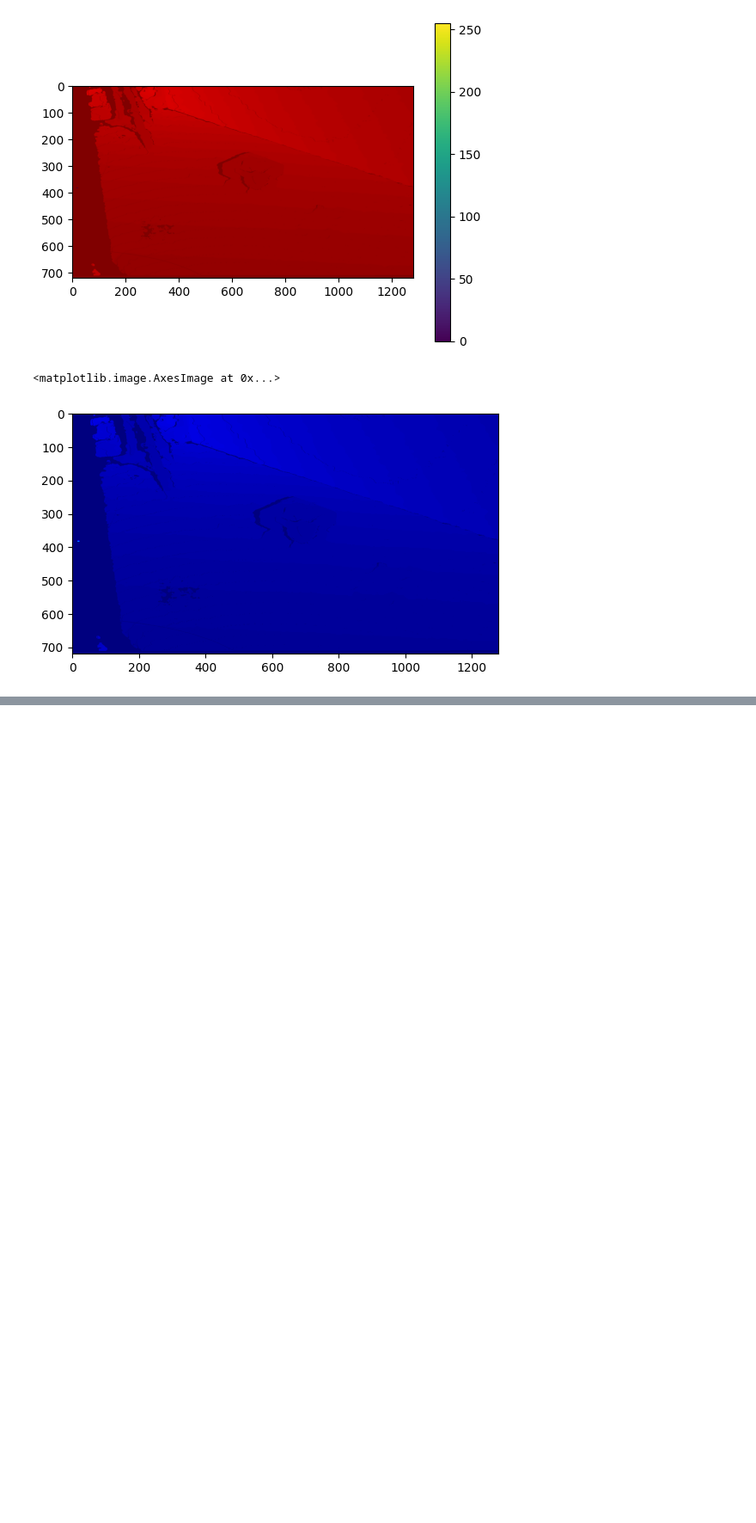
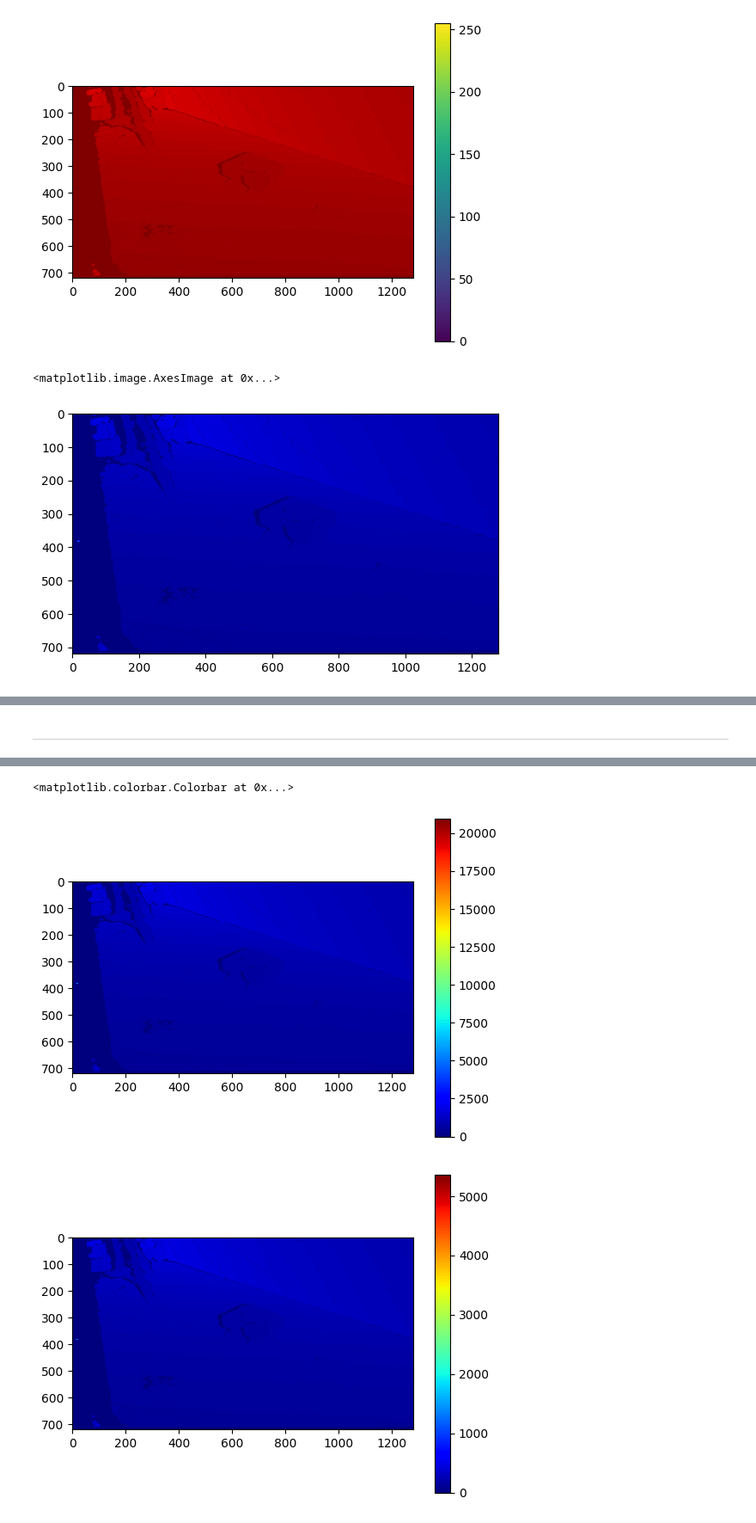
Before and after one commit to Mattia-Nardon/ip_basic, a Jupyter notebook: test.ipynb, the cells around one changed output, grey strips where cells are left out. Shown: that part at 86% size. Saved outputs shown, nothing was run; the diff lists cells and outputs as text; code cells hidden in the pictures; blank space fills up the shorter version.

```diff
--- a/test.ipynb
+++ b/test.ipynb
@@ -156,0 +289,66 @@ plt.imshow(projected_depths_m, cmap='jet')
+# %% [markdown]
+__________________________________________________________________________________________________________________________________________________________________________________
+# %%
+import cv2
+import numpy as np
+import PIL.Image as Image
+import matplotlib.pyplot as plt
+
+print(f'Original npy file in millimeters')
+npy = np.load('/data/disk1/share/mnardon/nextmagDATA/DATASETS/lego/seq1_ALL/depth0_1.npy')
+shape_npy = npy.shape
+print(f'{shape_npy}')
+print(f'Min: {np.min(npy)}, Max: {np.max(npy)}')
+print(f'Mean: {np.mean(npy)}, Std: {np.std(npy)}')
+print(f'Median: {np.median(npy)}')
+print(f'{npy[shape_npy[0]//2-5:shape_npy[0]//2+5,shape_npy[1]//2-5:shape_npy[1]//2+5]}')
+
+
+print(f'Loaded uint16 image converted from npy file')
+image_origin = cv2.imread('/home/mnardon/Desktop/GitHub/ip_basic/tmp/tmp_png/depth0_1.png', cv2.IMREAD_ANYDEPTH)
+shape_image = image.shape
+print(f'{shape_image}')
+print(f'dtype: {image.dtype}')
+print(f'Min: {np.min(image)}, Max: {np.max(image)}')
+print(f'Mean: {np.mean(image)}, Std: {np.std(image)}')
+print(f'Median: {np.median(image)}')
+print(f'{image[shape_image[0]//2-5:shape_image[0]//2+5,shape_image[1]//2-5:shape_image[1]//2+5]}')
+
+
+print(f'Loaded unit16 image after fill algorithm')
+image = cv2.imread('/home/mnardon/Desktop/GitHub/ip_basic/tmp/output_png/depth0_1.png', cv2.IMREAD_ANYDEPTH)
+shape_image = image.shape
+print(f'{shape_image}')
+print(f'dtype: {image.dtype}')
+print(f'Min: {np.min(image)}, Max: {np.max(image)}')
+print(f'Mean: {np.mean(image)}, Std: {np.std(image)}')
+print(f'Median: {np.median(image)}')
+print(f'{image[shape_image[0]//2-5:shape_image[0]//2+5,shape_image[1]//2-5:shape_image[1]//2+5]}')
+
+print(f'Loaded npy file last')
+npy_last = np.load('/home/mnardon/Desktop/GitHub/ip_basic/tmp/tmp_npy/depth0_1.npy')
+shape_npy = npy_last.shape
+print(f'{shape_npy}')
+print(f'Min: {np.min(npy_last)}, Max: {np.max(npy_last)}')
+print(f'Mean: {np.mean(npy_last)}, Std: {np.std(npy_last)}')
+print(f'Median: {np.median(npy_last)}')
+print(f'{npy_last[shape_npy[0]//2-5:shape_npy[0]//2+5,shape_npy[1]//2-5:shape_npy[1]//2+5]}')
+
+
+
+
+plt.imshow(npy, cmap='jet')
+plt.colorbar()
+
+plt.figure()
+plt.imshow(image_origin, cmap='jet')
+plt.colorbar()
+
+plt.figure()
+plt.imshow(image, cmap='jet')
+plt.colorbar()
+
+plt.figure()
+plt.imshow(npy_last, cmap='jet')
+plt.colorbar()
+# %% [output]
@@ -156,0 +372,3 @@ plt.imshow(projected_depths_m, cmap='jet')
+<matplotlib.colorbar.Colorbar at 0x...>
+[figure, added]
+[figure, added]
```
Also changed, not shown: parts of 20 cells of this notebook, 2 other files.
